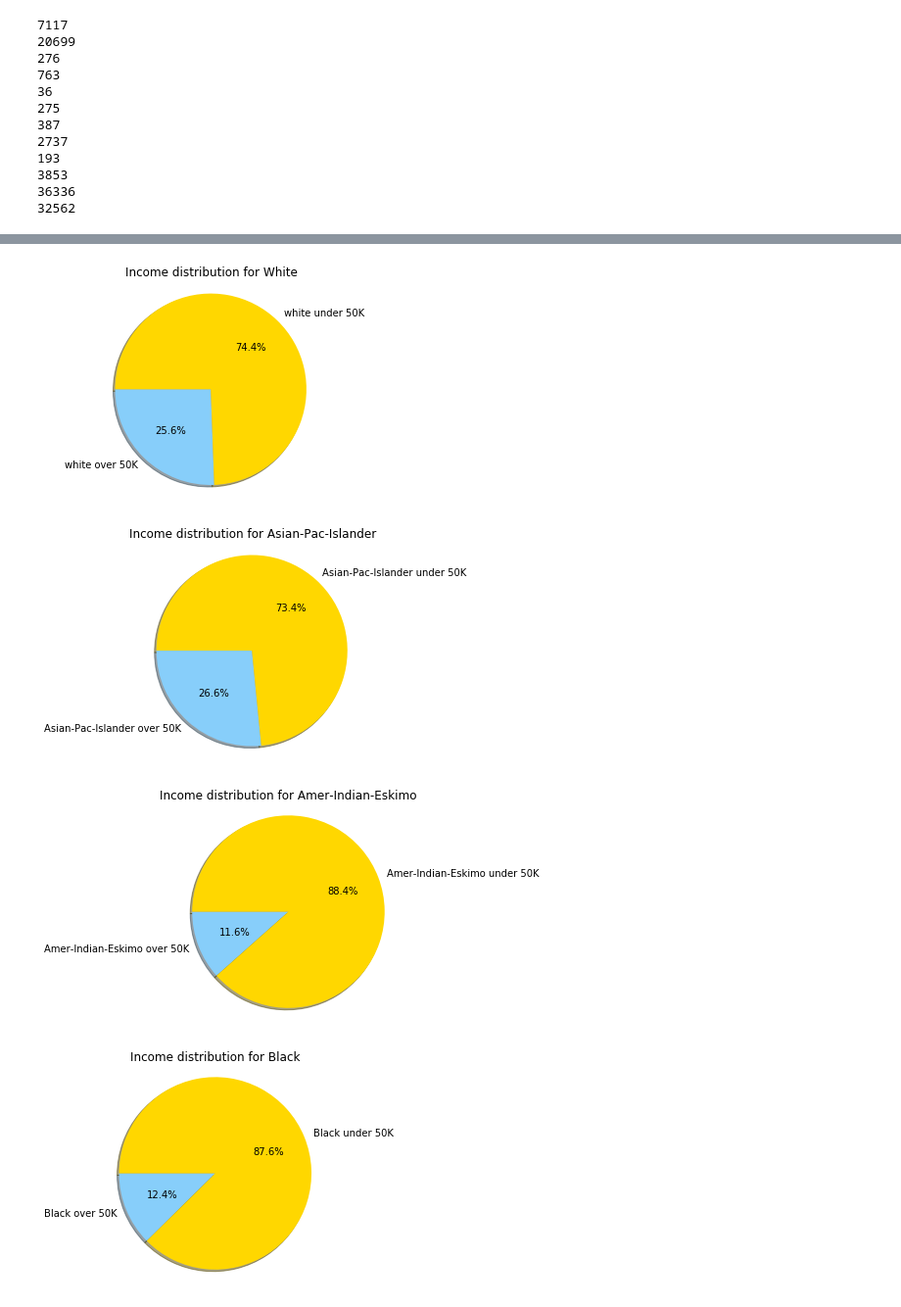
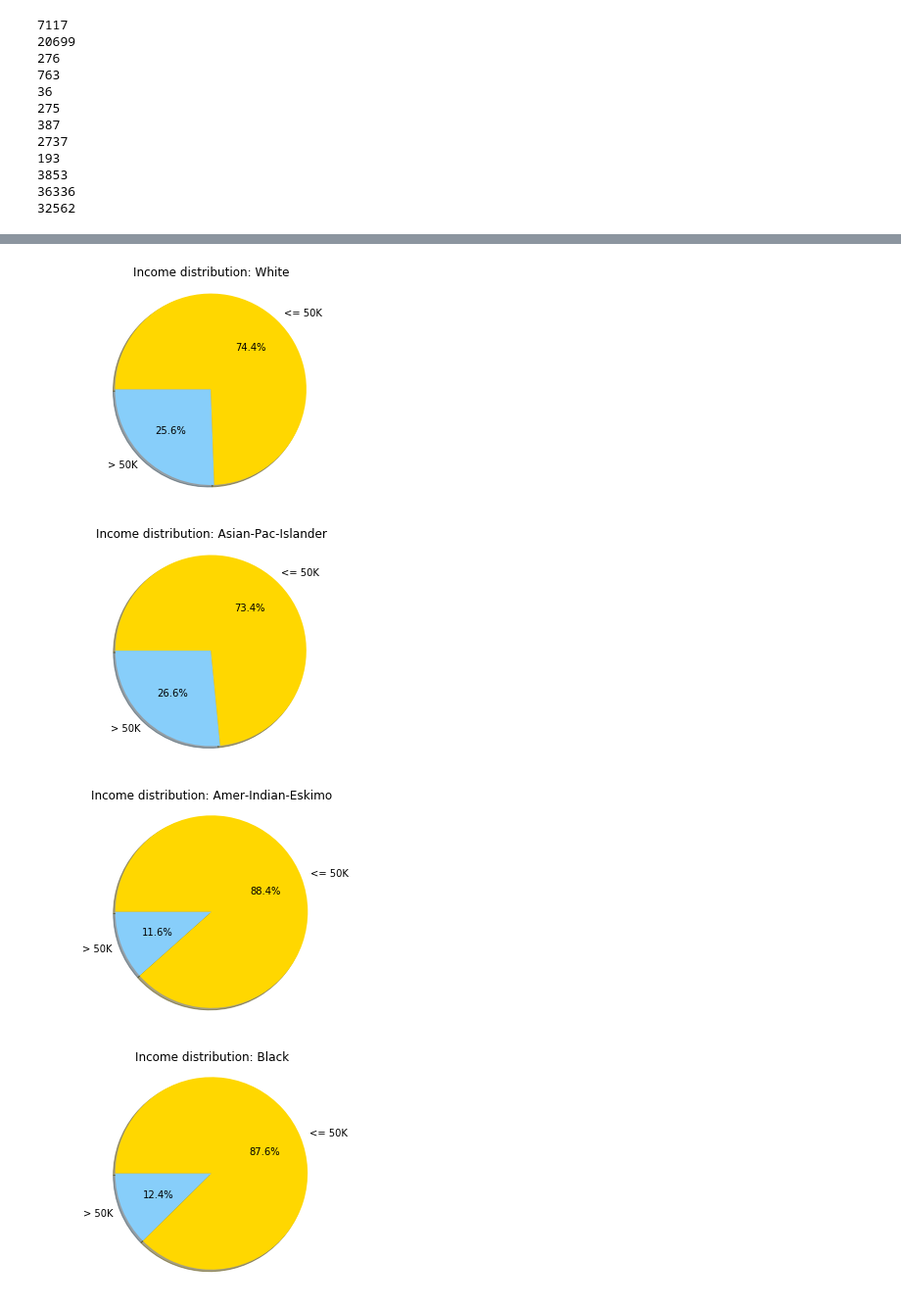
Before and after one commit to kylechang523/ECE180-Final-Project-Personal-Income-Analysis-and-Prediction, a Jupyter notebook: Race.ipynb, the cells around one changed output, grey strips where cells are left out. Shown: that part at 98% size. Saved outputs shown, nothing was run; the diff lists cells and outputs as text; code cells hidden in the pictures.

```diff
--- a/Race.ipynb
+++ b/Race.ipynb
@@ -114,62 +114,62 @@ plt.show()
 # %%
 # Plot for White
 sizewhite = [whiteover, whiteund]
-labelwhite = ['white over 50K', 'white under 50K']
+labelwhite = ['> 50K', '<= 50K']
 colorwhite = ['lightskyblue','gold']
 explodewhite = (0, 0)
-
 plt.pie(sizewhite, explode=explodewhite, labels=labelwhite, colors=colorwhite,
         autopct='%1.1f%%', shadow=True, startangle=180)
-
-plt.title('Income distribution for White')
+#plt.tight_layout()
+plt.title('Income distribution: White')
 plt.axis('equal')
+plt.savefig('whitesalary.png')
 plt.show()
 
 # Plot for API
 sizeAPI = [APIover, APIund]
-labelAPI = ['Asian-Pac-Islander over 50K', 'Asian-Pac-Islander under 50K']
+labelAPI = ['> 50K', '<= 50K']
 colorAPI = ['lightskyblue','gold']
 explodeAPI = (0, 0)
-
 plt.pie(sizeAPI, explode=explodeAPI, labels=labelAPI, colors=colorAPI,
         autopct='%1.1f%%', shadow=True, startangle=180)
-
-plt.title('Income distribution for Asian-Pac-Islander')
+#plt.tight_layout()
+plt.title('Income distribution: Asian-Pac-Islander')
 plt.axis('equal')
+plt.savefig('apisalary.png')
 plt.show()
 
 
 # Plot for AIE
 sizeAIE = [AIEover, AIEund]
-labelAIE = ['Amer-Indian-Eskimo over 50K', 'Amer-Indian-Eskimo under 50K']
+labelAIE = ['> 50K', '<= 50K']
 colorAIE = ['lightskyblue','gold']
 explodeAIE = (0, 0)
-
 plt.pie(sizeAIE, explode=explodeAIE, labels=labelAIE, colors=colorAIE,
         autopct='%1.1f%%', shadow=True, startangle=180)
-
-plt.title('Income distribution for Amer-Indian-Eskimo')
+#plt.tight_layout()
+plt.title('Income distribution: Amer-Indian-Eskimo')
 plt.axis('equal')
+plt.savefig('aiesalary.png')
 plt.show()
 
 
 # Plot for Black
 sizeblack = [blackover, blackund]
-labelblack = ['Black over 50K', 'Black under 50K']
+labelblack = ['> 50K', '<= 50K']
 colorblack = ['lightskyblue','gold']
 explodeblack = (0, 0)
-
 plt.pie(sizeblack, explode=explodeblack, labels=labelblack, colors=colorblack,
         autopct='%1.1f%%', shadow=True, startangle=180)
-
-plt.title('Income distribution for Black')
+#plt.tight_layout()
+plt.title('Income distribution: Black')
 plt.axis('equal')
+plt.savefig('blacksalary.png')
 plt.show()
 # %% [output]
-[figure, old version]
+[figure, new version]
-[figure, old version]
+[figure, new version]
-[figure, old version]
+[figure, new version]
-[figure, old version]
+[figure, new version]
 # %%
 import numpy as np
 n_groups = 5
```
Also changed, not shown: parts of 2 cells of this notebook, 2 other files.
